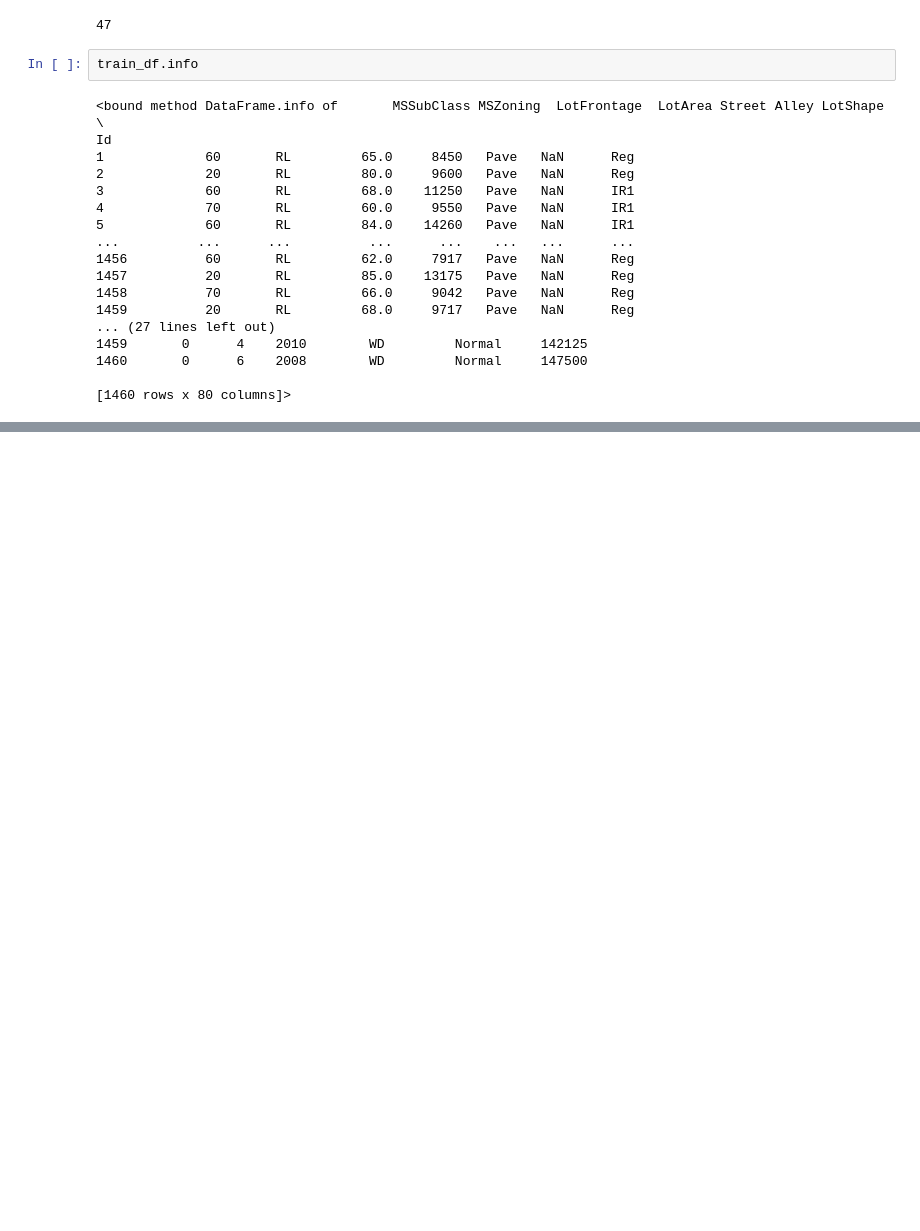
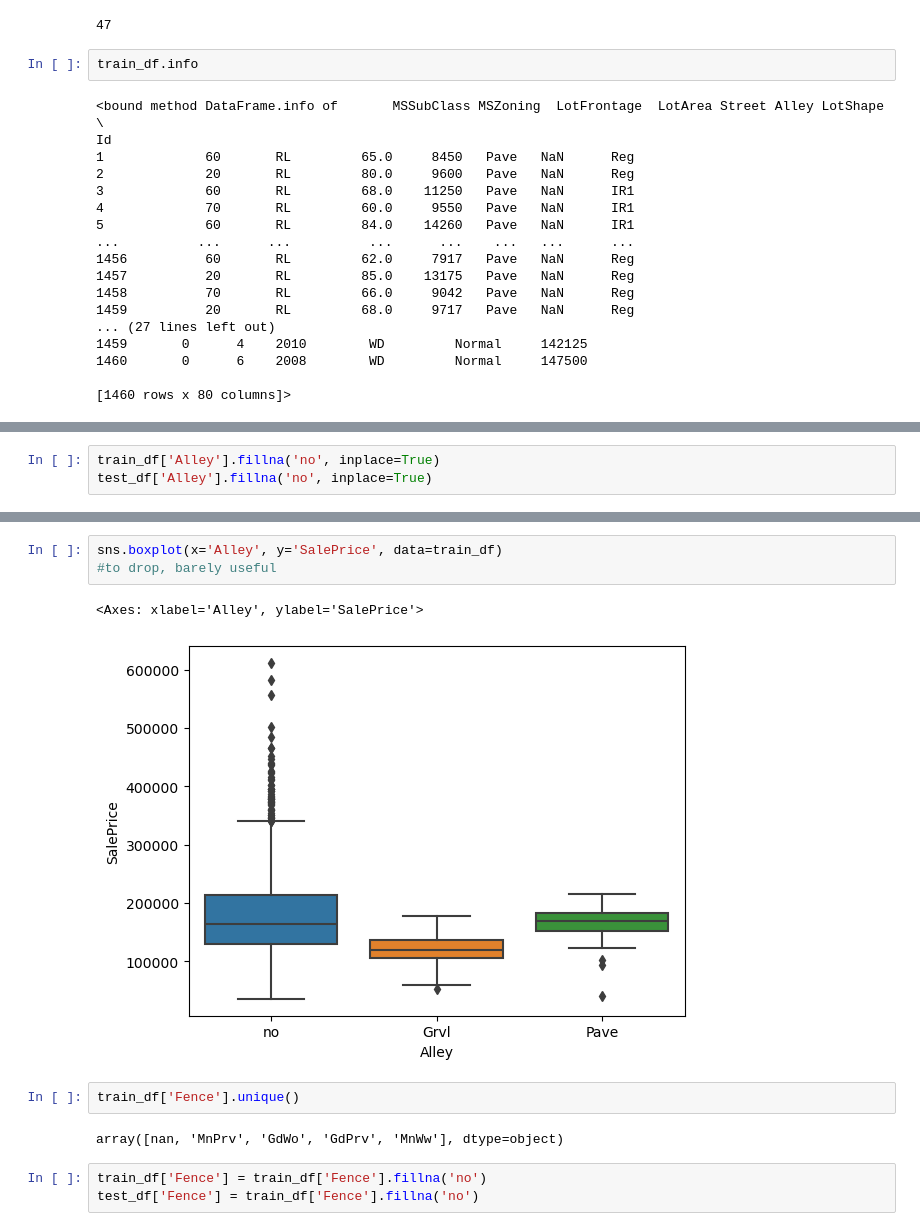
Before and after one commit to mjedrzejowski2/House_predict, a Jupyter notebook: House_price_project.ipynb, the cells around one changed output, grey strips where cells are left out. Saved outputs shown, nothing was run; the diff lists cells and outputs as text; blank space fills up the shorter version.

```diff
--- a/House_price_project.ipynb
+++ b/House_price_project.ipynb
@@ -724,0 +783,3 @@ array([ True,  True,  True, ...,  True,  True,  True])
+# %%
+train_df['Alley'].fillna('no', inplace=True)
+test_df['Alley'].fillna('no', inplace=True)
@@ -724,0 +793,13 @@ array([ True,  True,  True, ...,  True,  True,  True])
+# %%
+sns.boxplot(x='Alley', y='SalePrice', data=train_df)
+#to drop, barely useful
+# %% [output]
+<Axes: xlabel='Alley', ylabel='SalePrice'>
+[figure, added]
+# %%
+train_df['Fence'].unique()
+# %% [output]
+array([nan, 'MnPrv', 'GdWo', 'GdPrv', 'MnWw'], dtype=object)
+# %%
+train_df['Fence'] = train_df['Fence'].fillna('no')
+test_df['Fence'] = train_df['Fence'].fillna('no')
```
Also changed, not shown: parts of 33 cells of this notebook.
